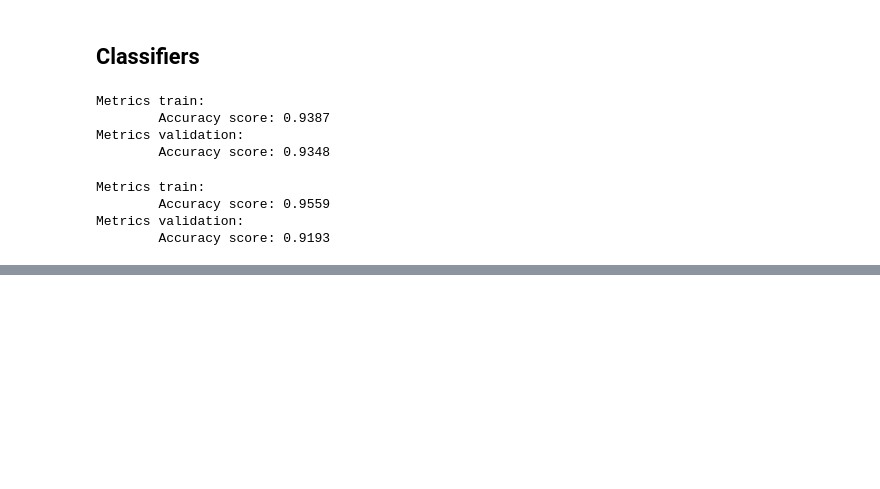
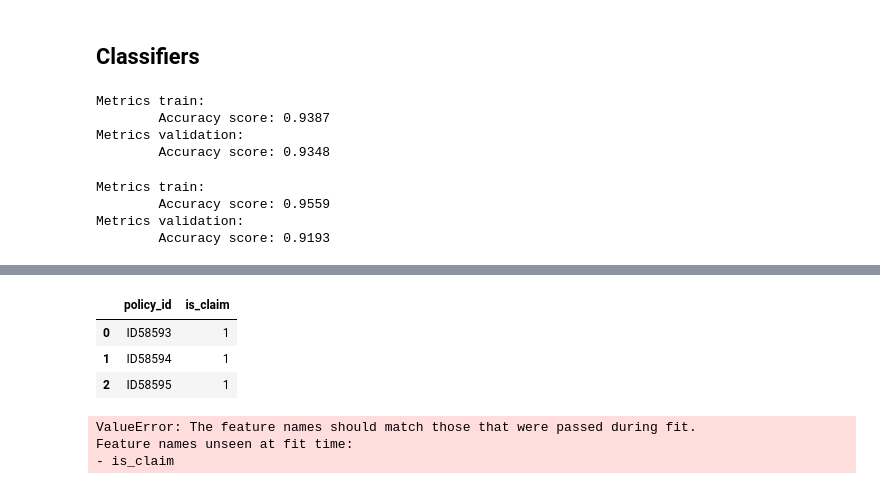
Before and after one commit to abdulqgg/Machine-Learning-Projects, a Jupyter notebook: Car Insurance Decision Tree/notebook.ipynb, the cells around one changed output, grey strips where cells are left out. Cells and saved outputs as stored; diff of their text form; code cells hidden in the pictures; blank space fills up the shorter version.

Commit message:
predictions

```diff
--- a/Car Insurance Decision Tree/notebook.ipynb
+++ b/Car Insurance Decision Tree/notebook.ipynb
@@ -183,0 +206,15 @@ Metrics validation:
+# %%
+df_sol.head(3)
+# %% [output]
+|  | policy_id | is_claim |
+| 0 | ID58593 | 1 |
+| 1 | ID58594 | 1 |
+| 2 | ID58595 | 1 |
+# %%
+df_test_sol = df_test.merge(df_sol[['policy_id', 'is_claim']], on='policy_id', how='left')
+df_test_sol_id = df_test_sol.drop(columns = 'policy_id')
+predictions = decision_tree_model.predict(df_test_sol_id)
+# %% [output]
+ValueError: The feature names should match those that were passed during fit.
+Feature names unseen at fit time:
+- is_claim
```
Also changed, not shown: parts of 9 cells of this notebook.
